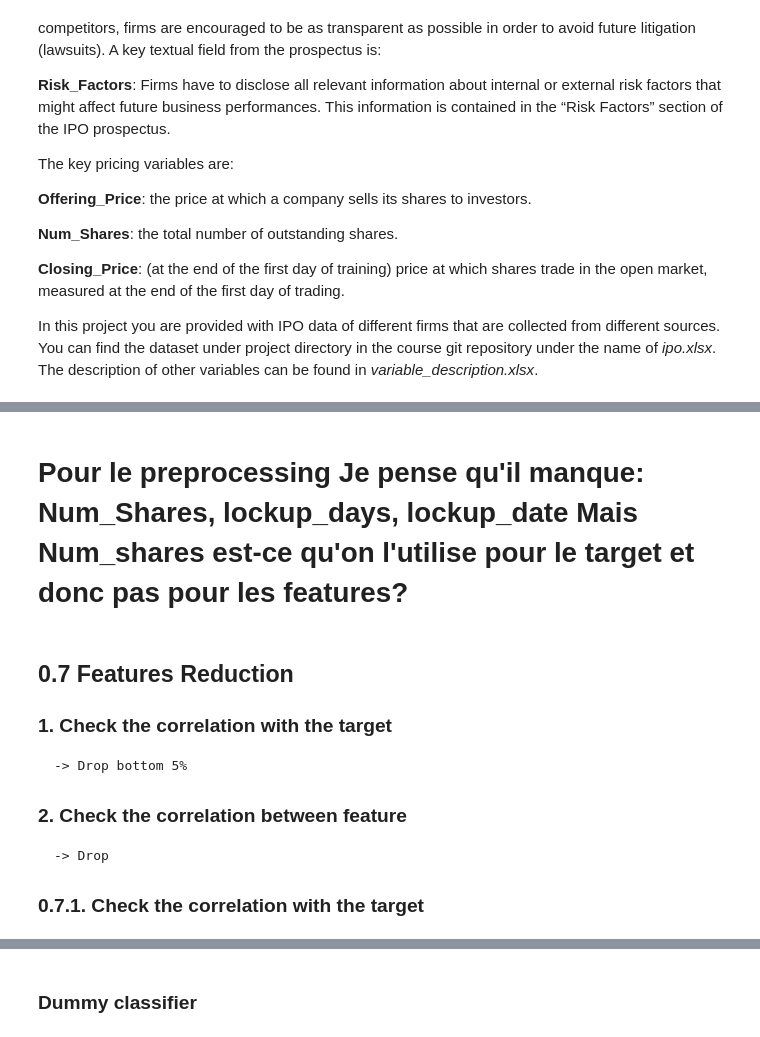
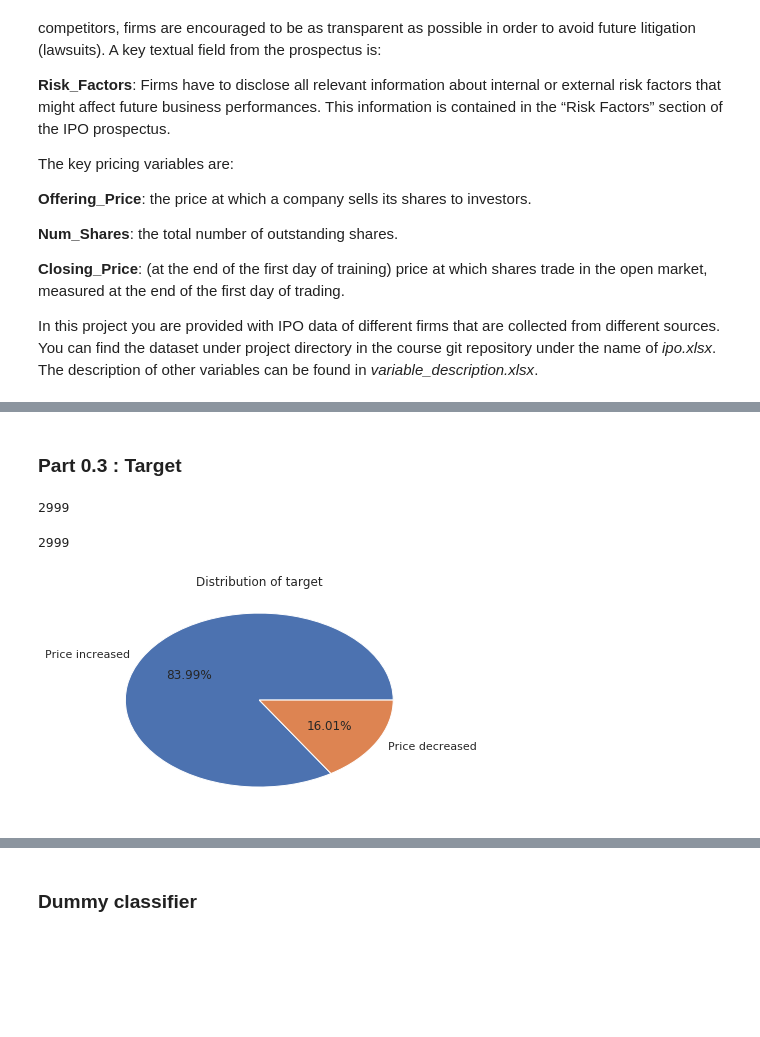
Before and after one commit to mariembelhajali/-Ipo-prediction-, a Jupyter notebook: project_description-2018.ipynb, the cells around one changed output, grey strips where cells are left out. Saved outputs shown, nothing was run; the diff lists cells and outputs as text; code cells hidden in the pictures; blank space fills up the shorter version.

```diff
--- a/project_description-2018.ipynb
+++ b/project_description-2018.ipynb
@@ -99,30 +104,27 @@ len(ipo_processing.columns)
+# %% [markdown]
+### Part 0.3 : Target
 # %%
-ipo_processing['Target'] = ipo_processing.Closing_Price >= ipo_processing.Offering_Price
+ipo['Target'] = ipo.Closing_Price >= ipo.Offering_Price
 # %%
-len(ipo_processing.Closing_Price == ipo_processing.Offering_Price )
+len(ipo.Closing_Price == ipo.Offering_Price )
+# %% [output]
+2999
 # %%
-len(ipo_processing['Target'])
+len(ipo['Target'])
+# %% [output]
+2999
 # %%
-ipo_processing.Target = ipo_processing.Target.astype(int)
+ipo.Target = ipo.Target.astype(int)
 # %%
-counts = ipo_processing.Target.value_counts()
+counts = ipo['Target'].value_counts()
 
 sns.set()
 
 ones = counts[1]/len(counts) * 100
 zeros = counts[0]/len(counts) * 100
 labels = 'Price increased', 'Price decreased'
 plt.pie( [ones, zeros], labels=labels, autopct='%1.2f%%', startangle=360)
 plt.title('Distribution of target')
 plt.show()
+# %% [output]
+[figure, added]
-# %% [markdown]
-# Pour le preprocessing Je pense qu'il manque: Num_Shares, lockup_days, lockup_date Mais Num_shares est-ce qu'on l'utilise pour le target et donc pas pour les features?
-# %% [markdown]
-## 0.7 Features Reduction
-
-### 1. Check the correlation with the target
-    -> Drop bottom 5%
-### 2. Check the correlation between feature
-    -> Drop
-
-### 0.7.1. Check the correlation with the target
```
Also changed, not shown: parts of 42 cells of this notebook, 2 other files.
